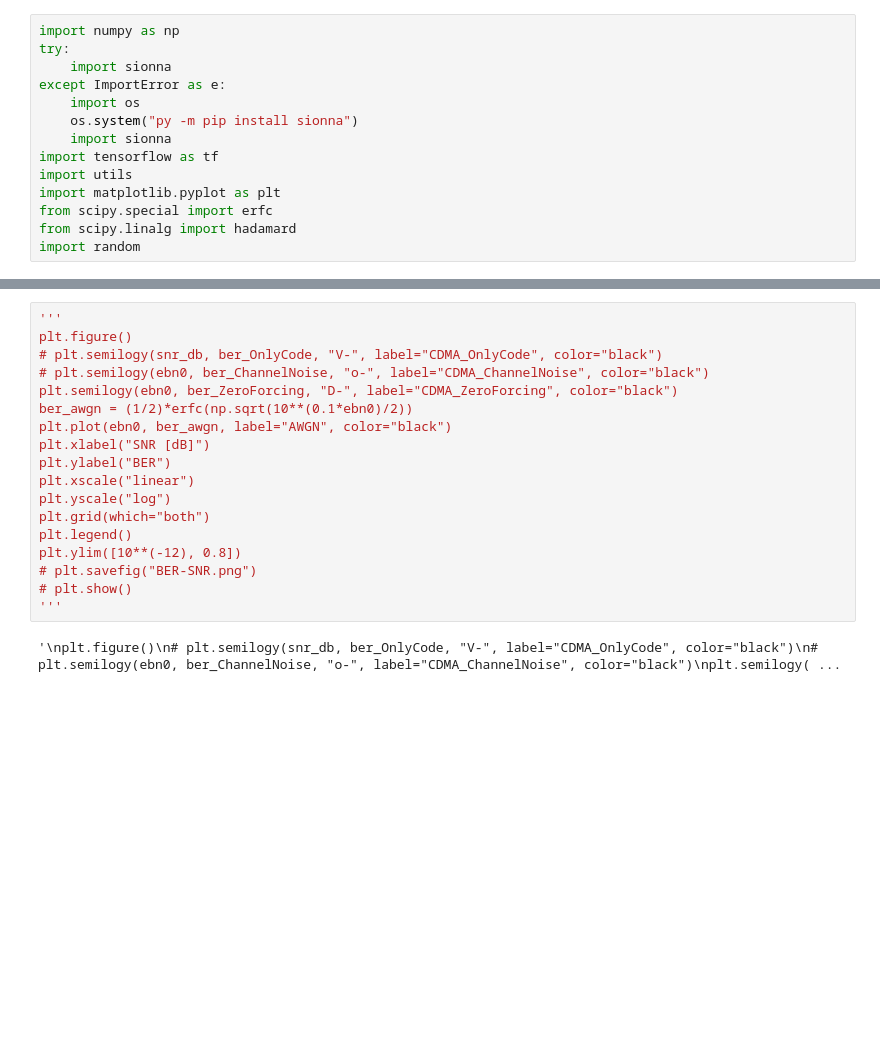
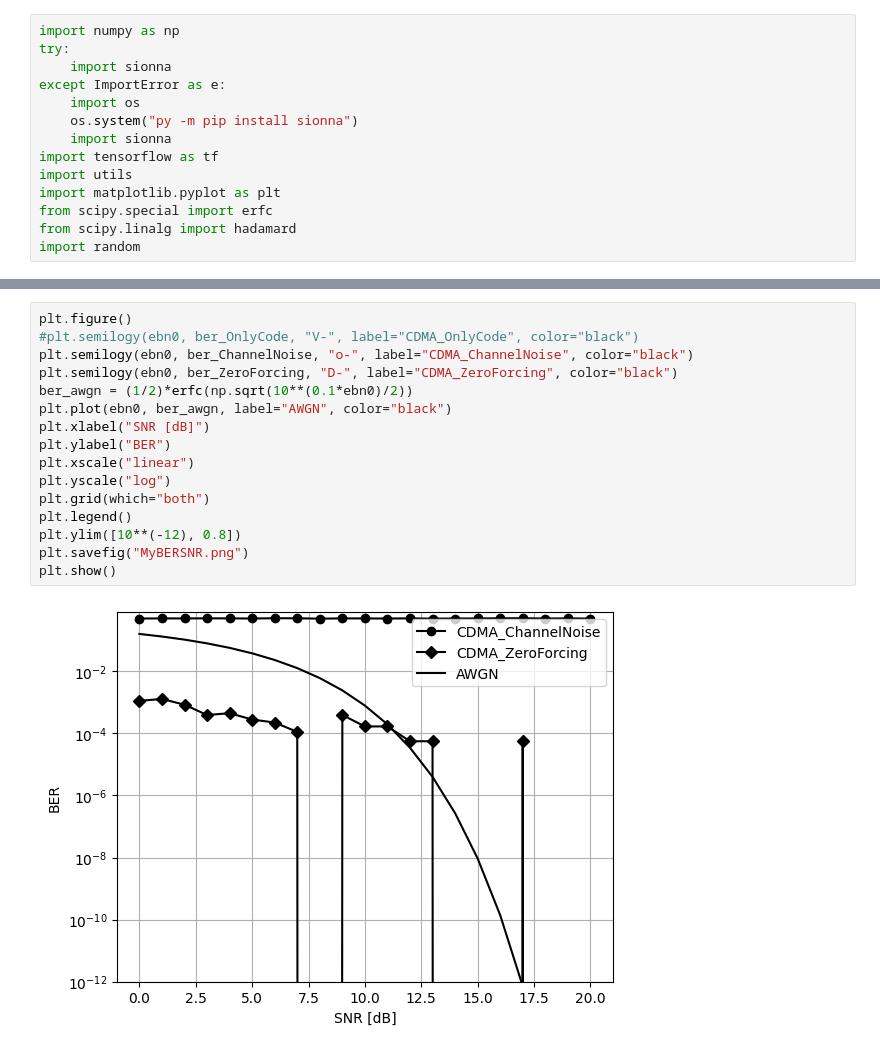
Before and after one commit to BaptisteSambon/LELEC2796-Juju-Baba, a Jupyter notebook: CDMA_test.ipynb, the cells around one changed output, grey strips where cells are left out. Cells and saved outputs as stored; diff of their text form; blank space fills up the shorter version.

```diff
--- a/CDMA_test.ipynb
+++ b/CDMA_test.ipynb
@@ -95,21 +108,19 @@ for i in range(len(ebn0)):
 # %%
-'''
 plt.figure()
-# plt.semilogy(snr_db, ber_OnlyCode, "V-", label="CDMA_OnlyCode", color="black")
-# plt.semilogy(ebn0, ber_ChannelNoise, "o-", label="CDMA_ChannelNoise", color="black")
+#plt.semilogy(ebn0, ber_OnlyCode, "V-", label="CDMA_OnlyCode", color="black")
+plt.semilogy(ebn0, ber_ChannelNoise, "o-", label="CDMA_ChannelNoise", color="black")
 plt.semilogy(ebn0, ber_ZeroForcing, "D-", label="CDMA_ZeroForcing", color="black")
 ber_awgn = (1/2)*erfc(np.sqrt(10**(0.1*ebn0)/2))
 plt.plot(ebn0, ber_awgn, label="AWGN", color="black")
 plt.xlabel("SNR [dB]")
 plt.ylabel("BER")
 plt.xscale("linear")
 plt.yscale("log")
 plt.grid(which="both")
 plt.legend()
 plt.ylim([10**(-12), 0.8])
-# plt.savefig("BER-SNR.png")
-# plt.show()
-'''
+plt.savefig("MyBERSNR.png")
+plt.show()
 # %% [output]
-'\nplt.figure()\n# plt.semilogy(snr_db, ber_OnlyCode, "V-", label="CDMA_OnlyCode", color="black")\n# plt.semilogy(ebn0, ber_ChannelNoise, "o-", label="CDMA_ChannelNoise", color="black")\nplt.semilogy( ...
+[figure, added]
 # %%
```
Also changed, not shown: parts of 5 cells of this notebook, 10 other files.
